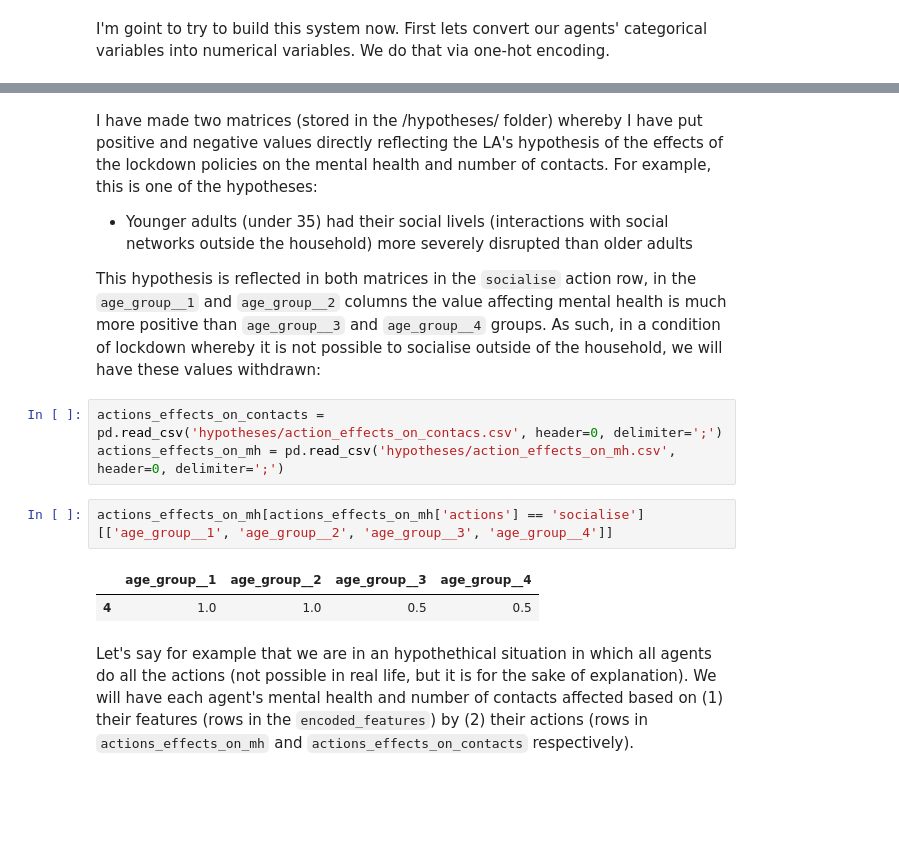
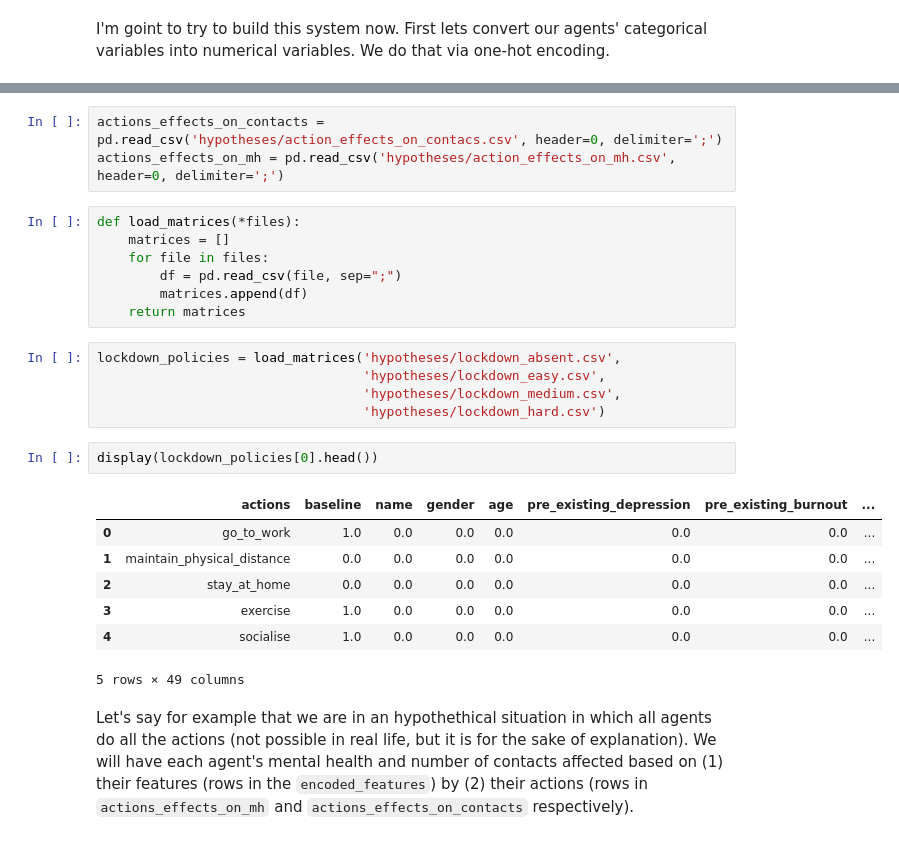
Before and after one commit to covid19ABM/comma, a Jupyter notebook: examples/tutorial.ipynb, the cells around one changed output, grey strips where cells are left out. Cells and saved outputs as stored; diff of their text form; blank space fills up the shorter version.

```diff
--- a/examples/tutorial.ipynb
+++ b/examples/tutorial.ipynb
@@ -170,17 +141,28 @@ encoded_features.head()
-# %% [markdown]
-I have made two matrices (stored in the /hypotheses/ folder) whereby I have put positive and negative values directly reflecting the LA's hypothesis of the effects of the lockdown policies on the mental health and number of contacts. For example, this is one of the hypotheses:
-
-- Younger adults (under 35) had their social livels (interactions with social networks outside the household) more severely disrupted than older adults
-
-This hypothesis is reflected in both matrices in the `socialise` action row, in the `age_group__1` and `age_group__2` columns the value affecting mental health is much more positive than `age_group__3` and `age_group__4` groups. As such, in a condition of lockdown whereby it is not possible to socialise outside of the household, we will have these values withdrawn:
 # %%
 actions_effects_on_contacts = pd.read_csv('hypotheses/action_effects_on_contacs.csv', header=0, delimiter=';')
 actions_effects_on_mh = pd.read_csv('hypotheses/action_effects_on_mh.csv', header=0, delimiter=';')
-# %%
-actions_effects_on_mh[actions_effects_on_mh['actions'] == 'socialise'][['age_group__1', 'age_group__2', 'age_group__3', 'age_group__4']]
-# %% [output]
-|  | age_group__1 | age_group__2 | age_group__3 | age_group__4 |
-| 4 | 1.0 | 1.0 | 0.5 | 0.5 |
+# %%
+def load_matrices(*files):
+    matrices = []
+    for file in files:
+        df = pd.read_csv(file, sep=";")
+        matrices.append(df)
+    return matrices
+# %%
+lockdown_policies = load_matrices('hypotheses/lockdown_absent.csv',
+                                  'hypotheses/lockdown_easy.csv',
+                                  'hypotheses/lockdown_medium.csv',
+                                  'hypotheses/lockdown_hard.csv')
+# %%
+display(lockdown_policies[0].head())
+# %% [output]
+|  | actions | baseline | name | gender | age | pre_existing_depression | pre_existing_burnout | ... |
+| 0 | go_to_work | 1.0 | 0.0 | 0.0 | 0.0 | 0.0 | 0.0 | ... |
+| 1 | maintain_physical_distance | 0.0 | 0.0 | 0.0 | 0.0 | 0.0 | 0.0 | ... |
+| 2 | stay_at_home | 0.0 | 0.0 | 0.0 | 0.0 | 0.0 | 0.0 | ... |
+| 3 | exercise | 1.0 | 0.0 | 0.0 | 0.0 | 0.0 | 0.0 | ... |
+| 4 | socialise | 1.0 | 0.0 | 0.0 | 0.0 | 0.0 | 0.0 | ... |
+5 rows × 49 columns
 # %% [markdown]
 Let's say for example that we are in an hypothethical situation in which all agents do all the actions (not possible in real life, but it is for the sake of explanation). We will have each agent's mental health and number of contacts affected based on (1) their features (rows in the `encoded_features`) by (2) their actions (rows in `actions_effects_on_mh` and `actions_effects_on_contacts` respectively).
 # %%
```
Also changed, not shown: parts of 45 cells of this notebook, 7 other files.
